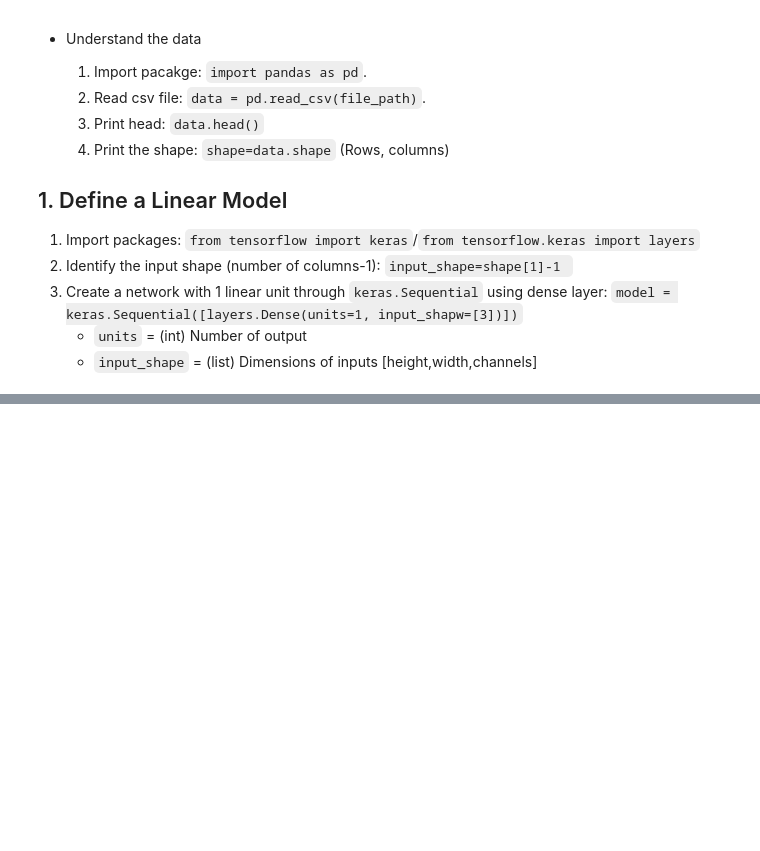
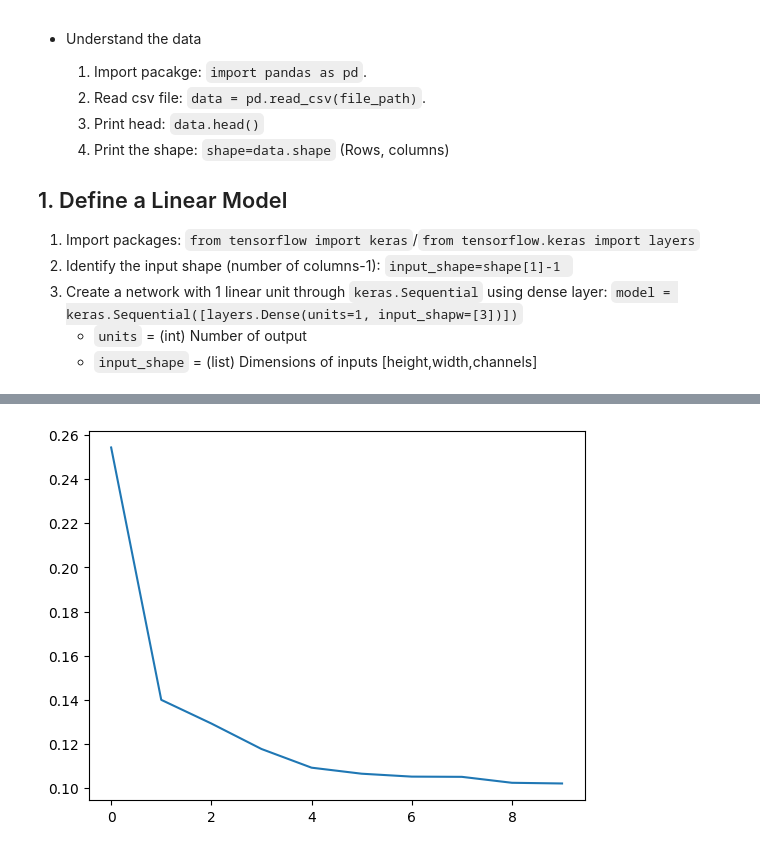
Before and after one commit to Heiley-W/kaggle-tutorials, a Jupyter notebook: Kaggle_Deep_Learning.ipynb, the cells around one changed output, grey strips where cells are left out. Drawn from its saved outputs; the diff is of its cells as text; code cells hidden in the pictures; blank space fills up the shorter version.

```diff
--- a/Kaggle_Deep_Learning.ipynb
+++ b/Kaggle_Deep_Learning.ipynb
@@ -97,0 +99,16 @@ Error:
+# %%
+# 2. Deep Neural Networks
+
+from tensorflow import keras
+from tensorflow.keras import layers
+
+model = keras.Sequential([
+    # 1st hidden ReLU layers
+    layers.Dense(units=512, activation='relu', input_shape=[11]),
+    # 2nd hidden ReLU layers
+    layers.Dense(units=512, activation='relu'),
+    # 3rd hidden ReLU layers
+    layers.Dense(units=512, activation='relu'),
+    # the linear output layer
+    layers.Dense(units=1),
+])
@@ -97,0 +143,21 @@ Error:
+# %%
+# 3. Training the Model
+
+## 3.2 Add Optimiser and loss function
+model.compile(
+    optimizer='adam',
+    loss='mae',
+)
+
+## 3.3 Fit the data
+history = model.fit(
+    X_train, y_train,
+    validation_data=(X_valid, y_valid),
+    batch_size=256,
+    epochs=10,
+)
+
+# Plot the loss curve
+history_df = pd.DataFrame(history.history)
+history_df['loss'].plot();
+# %% [output]
@@ -97,0 +184 @@ Error:
+[figure, added]
```
Also changed, not shown: parts of 12 cells of this notebook.
